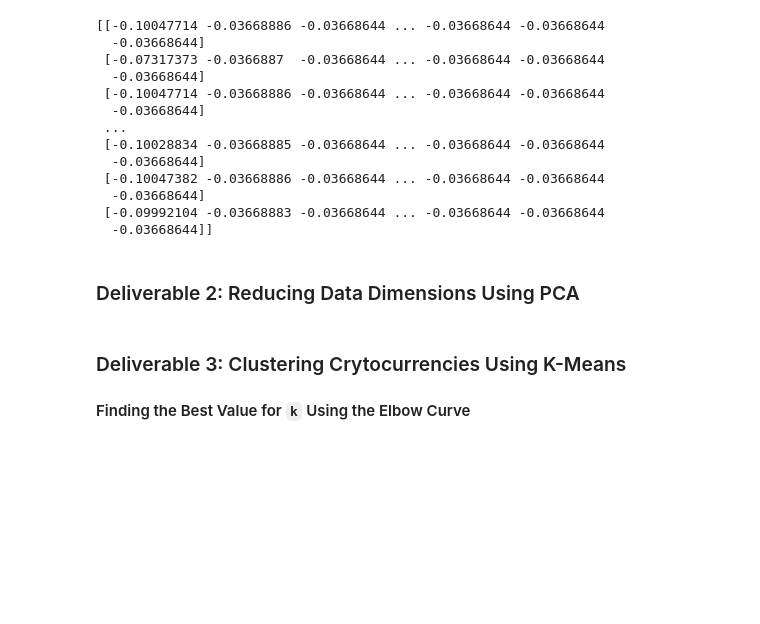
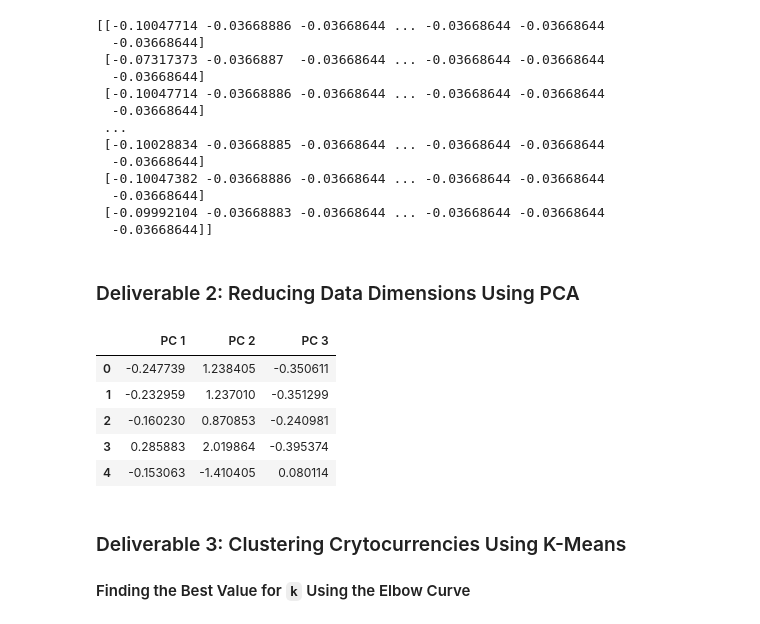
Before and after one commit to sunilam70/CryptoCurrencies, a Jupyter notebook: crypto_clustering.ipynb, the cells around one changed output. Drawn from its saved outputs; the diff is of its cells as text; code cells hidden in the pictures; blank space fills up the shorter version.

```diff
--- a/crypto_clustering.ipynb
+++ b/crypto_clustering.ipynb
@@ -167,10 +167,20 @@ print(crypto_scaled)
 ### Deliverable 2: Reducing Data Dimensions Using PCA
 # %%
 # Using PCA to reduce dimension to three principal components.
-# YOUR CODE HERE
+pca = PCA(n_components=3)
 # %%
 # Create a DataFrame with the three principal components.
-# YOUR CODE HERE
+crypto_pca = pca.fit_transform(crypto_scaled)
+# %%
+pcs_df = pd.DataFrame(data=crypto_pca, columns=["PC 1", "PC 2", "PC 3"])
+pcs_df.head()
+# %% [output]
+|  | PC 1 | PC 2 | PC 3 |
+| 0 | -0.247739 | 1.238405 | -0.350611 |
+| 1 | -0.232959 | 1.237010 | -0.351299 |
+| 2 | -0.160230 | 0.870853 | -0.240981 |
+| 3 | 0.285883 | 2.019864 | -0.395374 |
+| 4 | -0.153063 | -1.410405 | 0.080114 |
 # %% [markdown]
 ### Deliverable 3: Clustering Crytocurrencies Using K-Means
 
```
Also changed, not shown: parts of 4 cells of this notebook.
